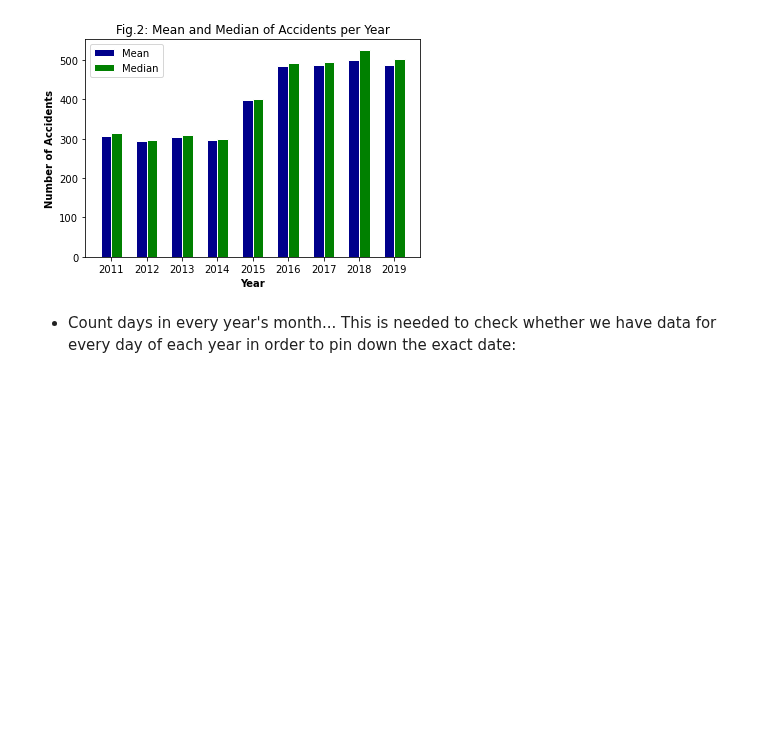
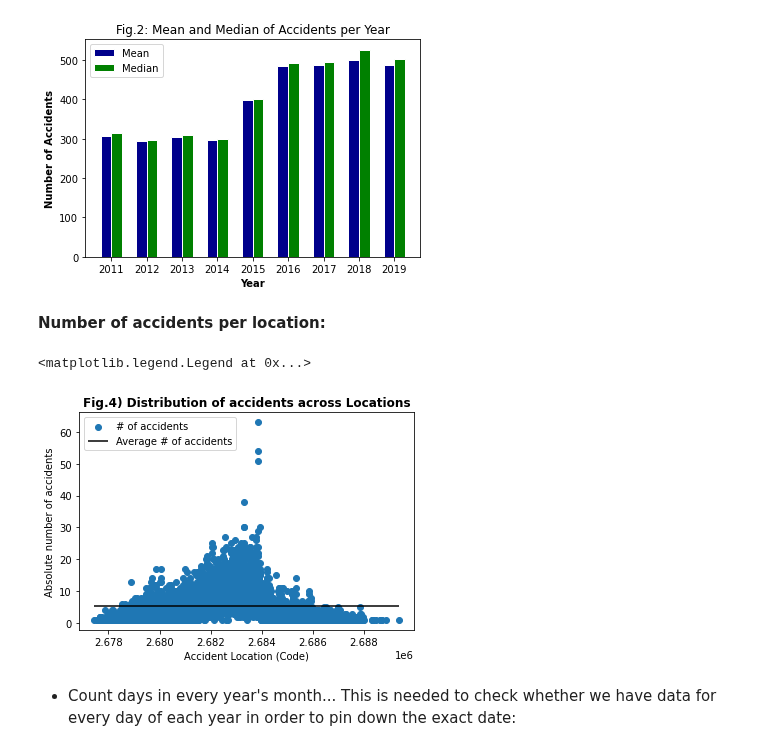
Before and after one commit to Antonio-226/Big-Data-Analytics-Group-Project, a Jupyter notebook: Preprocessing_Accidents.ipynb, the cells around one changed output. Cells and saved outputs as stored; diff of their text form; code cells hidden in the pictures; blank space fills up the shorter version.

Commit message:
Added another figure

```diff
--- a/Preprocessing_Accidents.ipynb
+++ b/Preprocessing_Accidents.ipynb
@@ -248,6 +248,21 @@ plt.legend()
 plt.show()
 # %% [output]
 [figure]
+# %% [markdown]
+**Number of accidents per location:**
+# %%
+import matplotlib.pyplot as plt
+location_dict = df_accidents['AccidentLocation_CHLV95_E'].value_counts().to_dict()
+plt.title('Fig.4) Distribution of accidents across Locations', fontweight = 'bold')
+plt.scatter(location_dict.keys(), location_dict.values(), label = '# of accidents')
+plt.ylabel('Absolute number of accidents')
+plt.xlabel('Accident Location (Code)')
+plt.hlines(np.mean(list(location_dict.values())), min(list(location_dict.keys())),
+           max(list(location_dict.keys())), color = 'black', label = 'Average # of accidents')
+plt.legend(loc = 'best')
+# %% [output]
+<matplotlib.legend.Legend at 0x...>
+[figure, added]
 # %% [markdown]
 - Count days in every year's month... This is needed to check whether we have data for every day of each year in order to pin down the exact date:
 # %%
```
Also changed, not shown: parts of 3 cells of this notebook.
